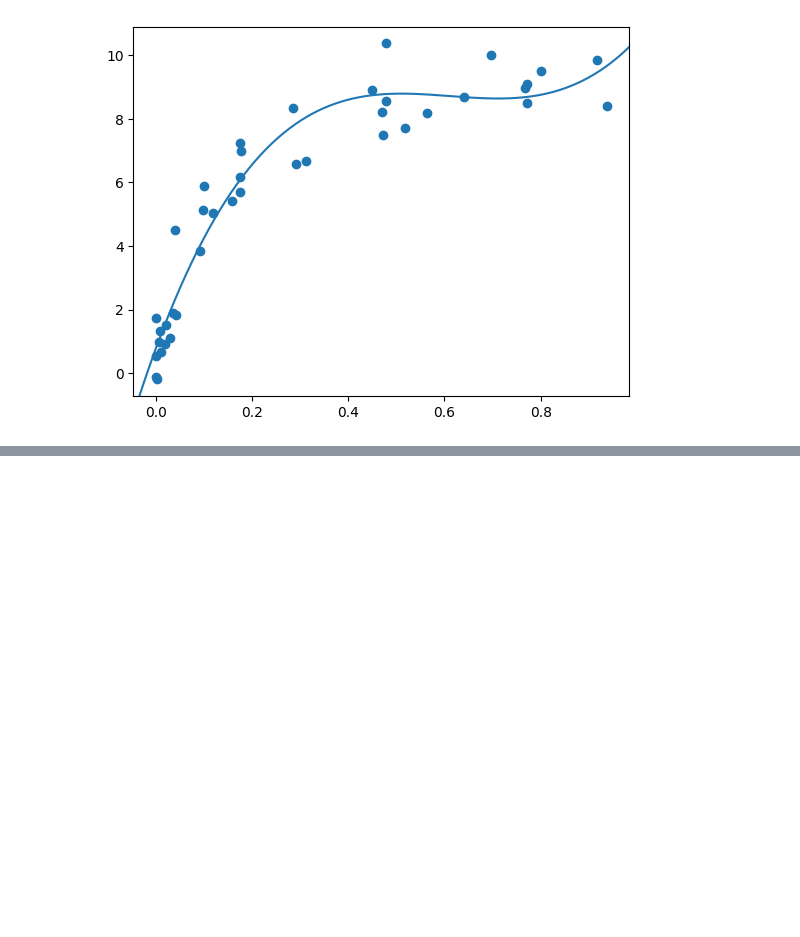
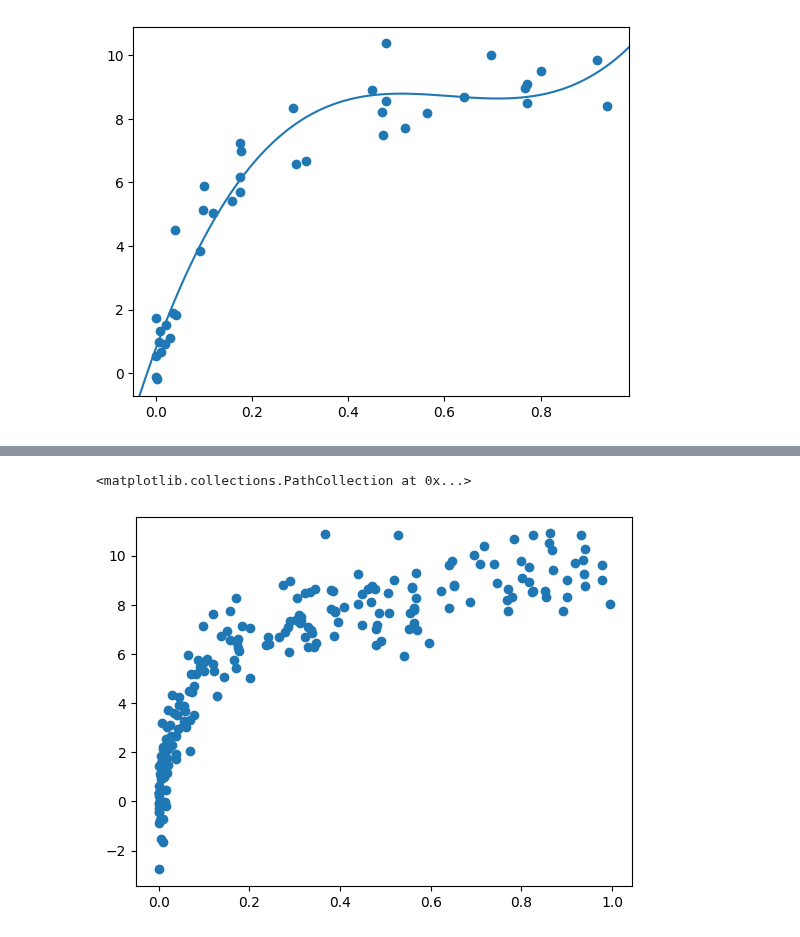
Before and after one commit to denis-james/Self-Learning, a Jupyter notebook: Machine Learning/2. Hyperparameters and Model Validation.ipynb, the cells around one changed output, grey strips where cells are left out. Drawn from its saved outputs; the diff is of its cells as text; code cells hidden in the pictures; blank space fills up the shorter version.

Commit message:
Dependency of Learning curve on training set size

```diff
--- a/Machine Learning/2. Hyperparameters and Model Validation.ipynb
+++ b/Machine Learning/2. Hyperparameters and Model Validation.ipynb
@@ -295,0 +302,6 @@ Notice how finding the optimal model did not require us to compute multiple
+# %%
+x2,y2=make_data(200)
+plt.scatter(x2.ravel(),y2)
+# %% [output]
+<matplotlib.collections.PathCollection at 0x...>
+[figure, added]
```
Also changed, not shown: parts of 5 cells of this notebook.
